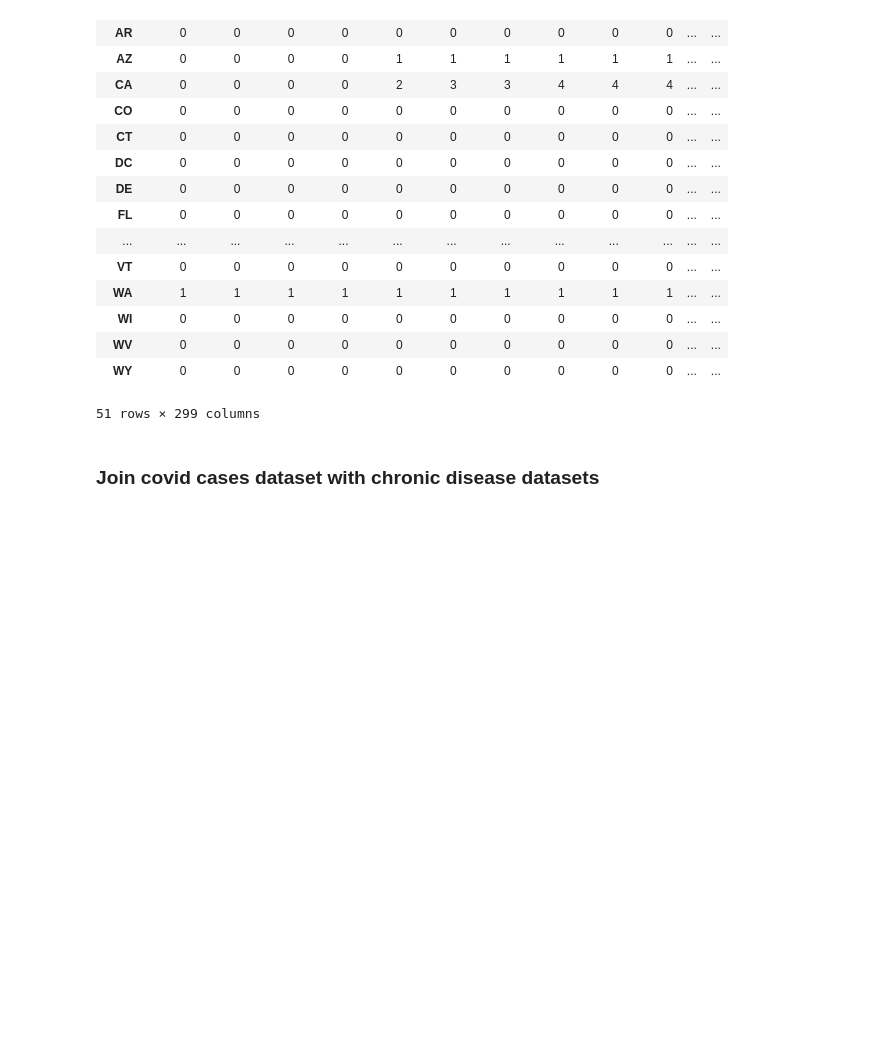
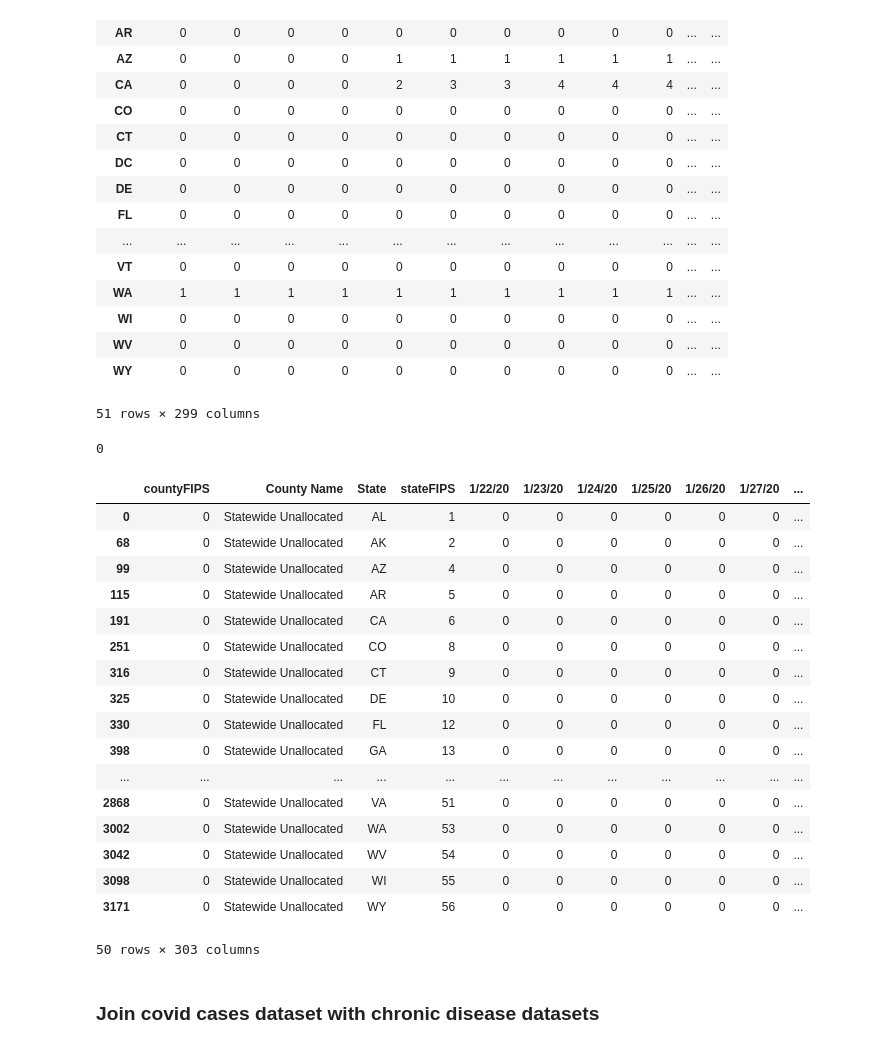
Before and after one commit to jayeokay/COVID-19, a Jupyter notebook: COVID Geographical Analysis.ipynb, the cells around one changed output. Saved outputs shown, nothing was run; the diff lists cells and outputs as text; code cells hidden in the pictures; blank space fills up the shorter version.

```diff
--- a/COVID Geographical Analysis.ipynb
+++ b/COVID Geographical Analysis.ipynb
@@ -181,6 +181,35 @@ county_cases.drop(['countyFIPS','County Name','stateFIPS'], axis = 1).groupby('S
 | WV | 0 | 0 | 0 | 0 | 0 | 0 | 0 | 0 | 0 | 0 | ... | ... |
 | WY | 0 | 0 | 0 | 0 | 0 | 0 | 0 | 0 | 0 | 0 | ... | ... |
 51 rows × 299 columns
+# %%
+#check for missing values
+county_cases.isna().sum().sum() #no missing values in any columns, yay!
+# %% [output]
+0
+# %%
+#looks like there's plenty of cases statewide that aren't allocated to any county
+#figure out what to do with these -- add up county populations?
+
+county_cases[county_cases['countyFIPS'] == 0]
+# %% [output]
+|  | countyFIPS | County Name | State | stateFIPS | 1/22/20 | 1/23/20 | 1/24/20 | 1/25/20 | 1/26/20 | 1/27/20 | ... |
+| 0 | 0 | Statewide Unallocated | AL | 1 | 0 | 0 | 0 | 0 | 0 | 0 | ... |
+| 68 | 0 | Statewide Unallocated | AK | 2 | 0 | 0 | 0 | 0 | 0 | 0 | ... |
+| 99 | 0 | Statewide Unallocated | AZ | 4 | 0 | 0 | 0 | 0 | 0 | 0 | ... |
+| 115 | 0 | Statewide Unallocated | AR | 5 | 0 | 0 | 0 | 0 | 0 | 0 | ... |
+| 191 | 0 | Statewide Unallocated | CA | 6 | 0 | 0 | 0 | 0 | 0 | 0 | ... |
+| 251 | 0 | Statewide Unallocated | CO | 8 | 0 | 0 | 0 | 0 | 0 | 0 | ... |
+| 316 | 0 | Statewide Unallocated | CT | 9 | 0 | 0 | 0 | 0 | 0 | 0 | ... |
+| 325 | 0 | Statewide Unallocated | DE | 10 | 0 | 0 | 0 | 0 | 0 | 0 | ... |
+| 330 | 0 | Statewide Unallocated | FL | 12 | 0 | 0 | 0 | 0 | 0 | 0 | ... |
+| 398 | 0 | Statewide Unallocated | GA | 13 | 0 | 0 | 0 | 0 | 0 | 0 | ... |
+| ... | ... | ... | ... | ... | ... | ... | ... | ... | ... | ... | ... |
+| 2868 | 0 | Statewide Unallocated | VA | 51 | 0 | 0 | 0 | 0 | 0 | 0 | ... |
+| 3002 | 0 | Statewide Unallocated | WA | 53 | 0 | 0 | 0 | 0 | 0 | 0 | ... |
+| 3042 | 0 | Statewide Unallocated | WV | 54 | 0 | 0 | 0 | 0 | 0 | 0 | ... |
+| 3098 | 0 | Statewide Unallocated | WI | 55 | 0 | 0 | 0 | 0 | 0 | 0 | ... |
+| 3171 | 0 | Statewide Unallocated | WY | 56 | 0 | 0 | 0 | 0 | 0 | 0 | ... |
+50 rows × 303 columns
 # %% [markdown]
 ### Join covid cases dataset with chronic disease datasets
 # %% [markdown]
```
Also changed, not shown: parts of 4 cells of this notebook.
